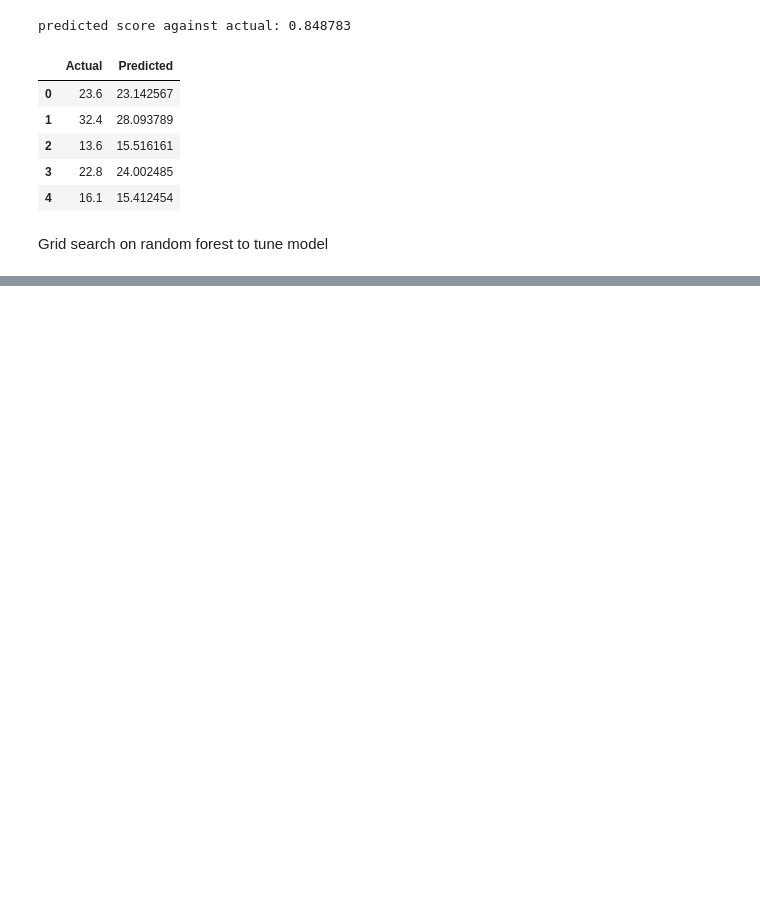
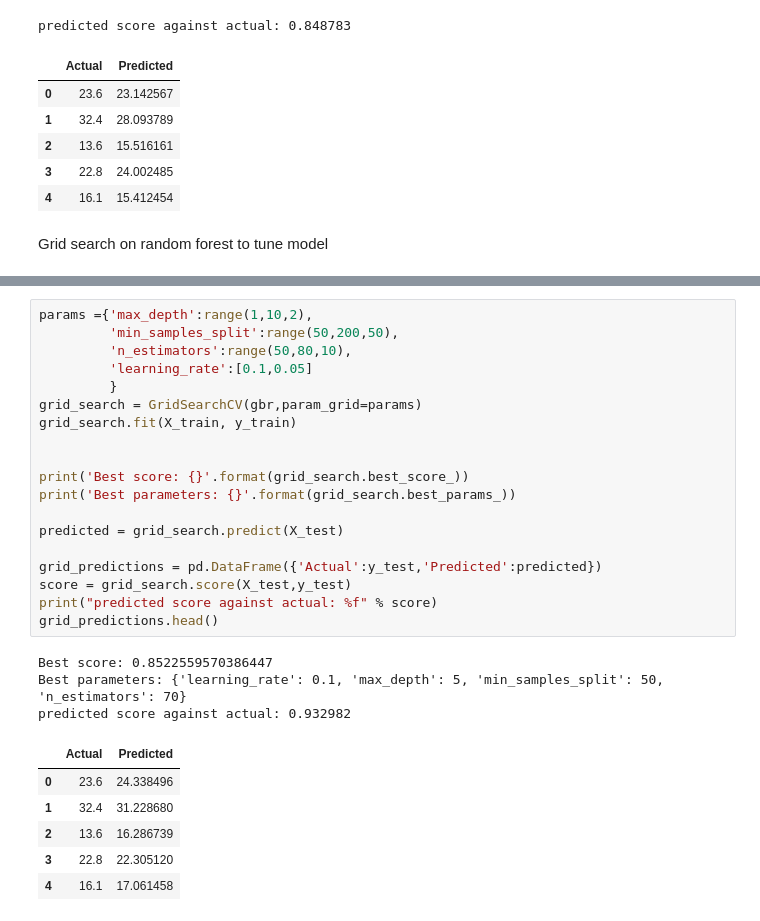
Before and after one commit to jcarpenter12/Regression-Analysis-Using-Python, a Jupyter notebook: Regression4.ipynb, the cells around one changed output, grey strips where cells are left out. Drawn from its saved outputs; the diff is of its cells as text; blank space fills up the shorter version.

```diff
--- a/Regression4.ipynb
+++ b/Regression4.ipynb
@@ -444,0 +477,29 @@ predicted score against actual: 0.886815
+# %%
+params ={'max_depth':range(1,10,2),
+         'min_samples_split':range(50,200,50),
+         'n_estimators':range(50,80,10),
+         'learning_rate':[0.1,0.05]
+         }
+grid_search = GridSearchCV(gbr,param_grid=params)
+grid_search.fit(X_train, y_train)
+
+
+print('Best score: {}'.format(grid_search.best_score_))
+print('Best parameters: {}'.format(grid_search.best_params_))
+
+predicted = grid_search.predict(X_test)
+
+grid_predictions = pd.DataFrame({'Actual':y_test,'Predicted':predicted})
+score = grid_search.score(X_test,y_test)
+print("predicted score against actual: %f" % score)
+grid_predictions.head()
+# %% [output]
+Best score: 0.8522559570386447
+Best parameters: {'learning_rate': 0.1, 'max_depth': 5, 'min_samples_split': 50, 'n_estimators': 70}
+predicted score against actual: 0.932982
+|  | Actual | Predicted |
+| 0 | 23.6 | 24.338496 |
+| 1 | 32.4 | 31.228680 |
+| 2 | 13.6 | 16.286739 |
+| 3 | 22.8 | 22.305120 |
+| 4 | 16.1 | 17.061458 |
```
Also changed, not shown: parts of 9 cells of this notebook.
